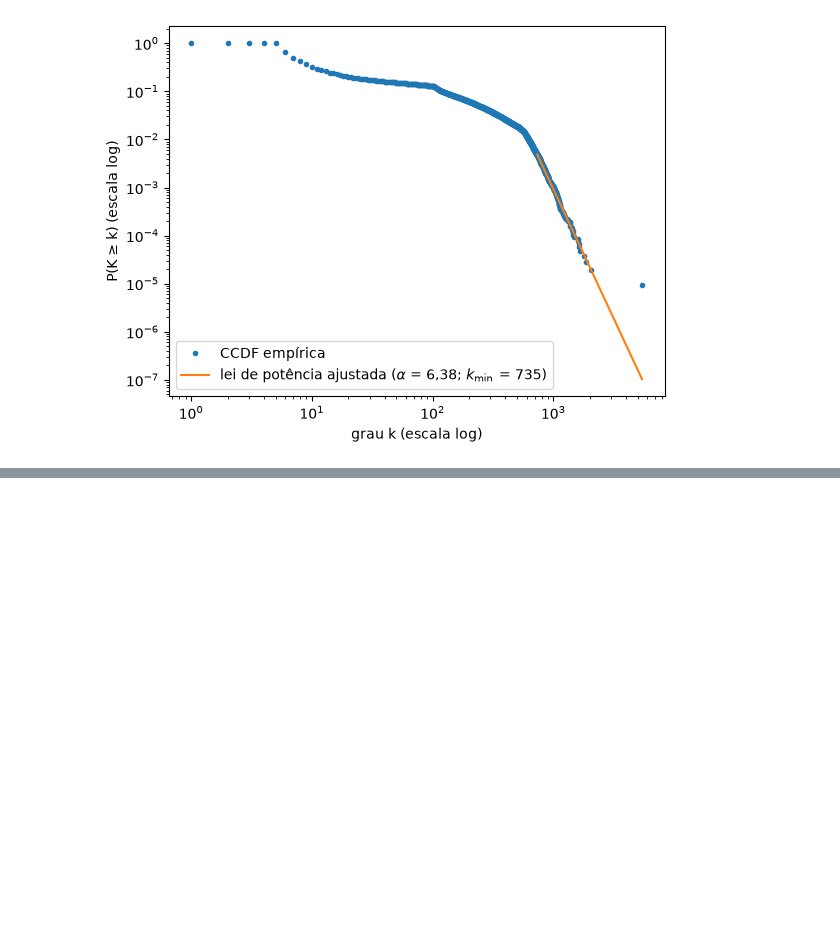
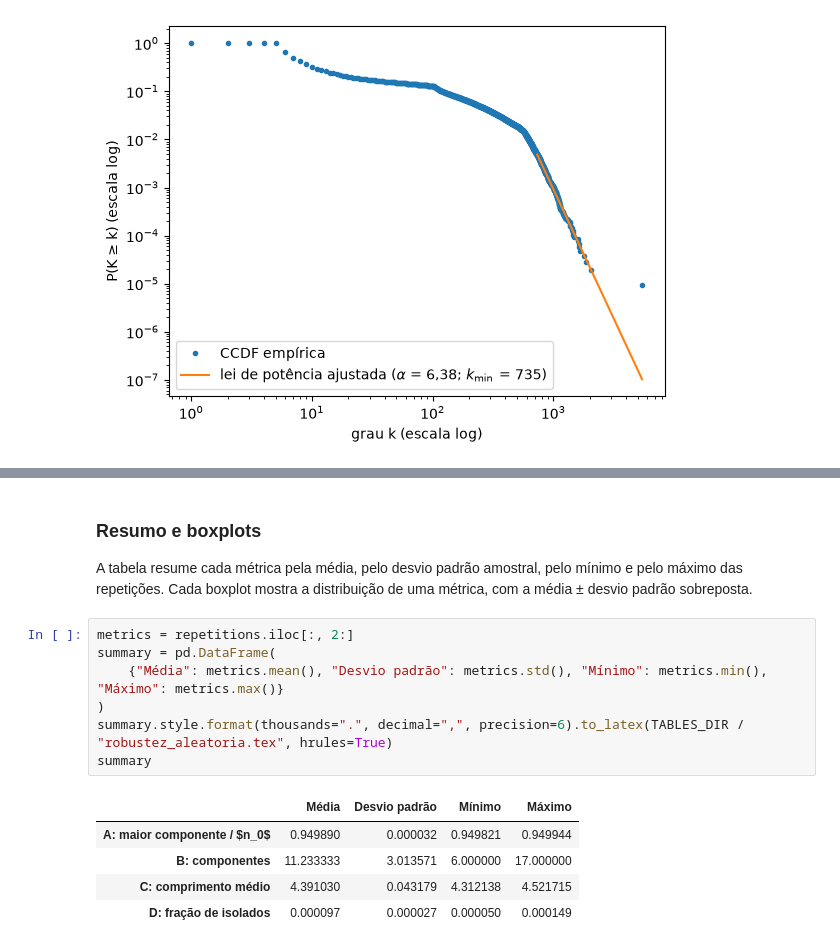
Before and after one commit to Augustocfq/snap-flickr-MATA53, a Jupyter notebook: main.ipynb, the cells around one changed output, grey strips where cells are left out. Drawn from its saved outputs; the diff is of its cells as text; blank space fills up the shorter version.

```diff
--- a/main.ipynb
+++ b/main.ipynb
@@ -1266,0 +1318,17 @@ plt.show()
+# %% [markdown]
+### Resumo e boxplots
+
+A tabela resume cada métrica pela média, pelo desvio padrão amostral, pelo mínimo e pelo máximo das repetições. Cada boxplot mostra a distribuição de uma métrica, com a média ± desvio padrão sobreposta.
+# %%
+metrics = repetitions.iloc[:, 2:]
+summary = pd.DataFrame(
+    {"Média": metrics.mean(), "Desvio padrão": metrics.std(), "Mínimo": metrics.min(), "Máximo": metrics.max()}
+)
+summary.style.format(thousands=".", decimal=",", precision=6).to_latex(TABLES_DIR / "robustez_aleatoria.tex", hrules=True)
+summary
+# %% [output]
+|  | Média | Desvio padrão | Mínimo | Máximo |
+| A: maior componente / $n_0$ | 0.949890 | 0.000032 | 0.949821 | 0.949944 |
+| B: componentes | 11.233333 | 3.013571 | 6.000000 | 17.000000 |
+| C: comprimento médio | 4.391030 | 0.043179 | 4.312138 | 4.521715 |
+| D: fração de isolados | 0.000097 | 0.000027 | 0.000050 | 0.000149 |
```
Also changed, not shown: parts of 7 cells of this notebook, 5 other files.
